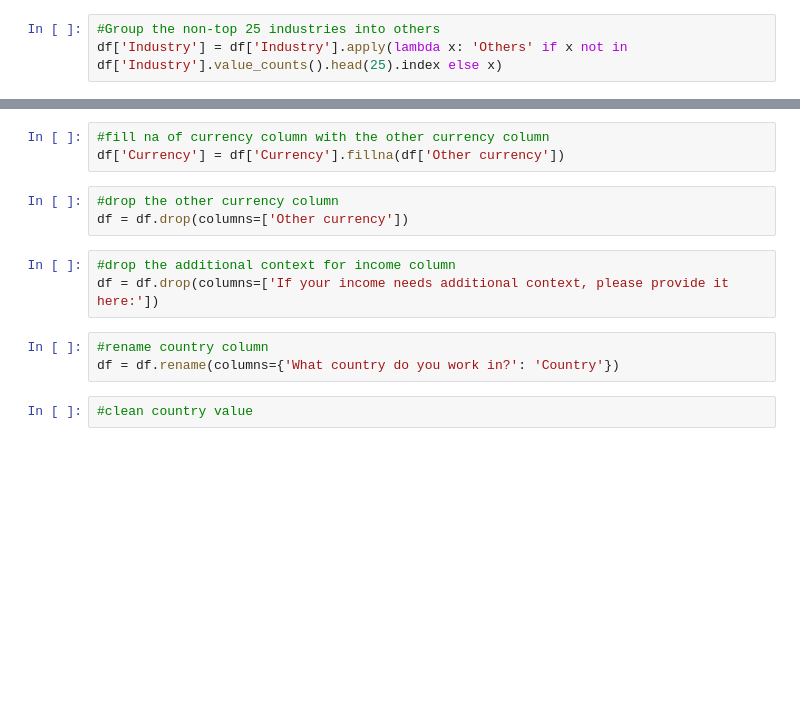
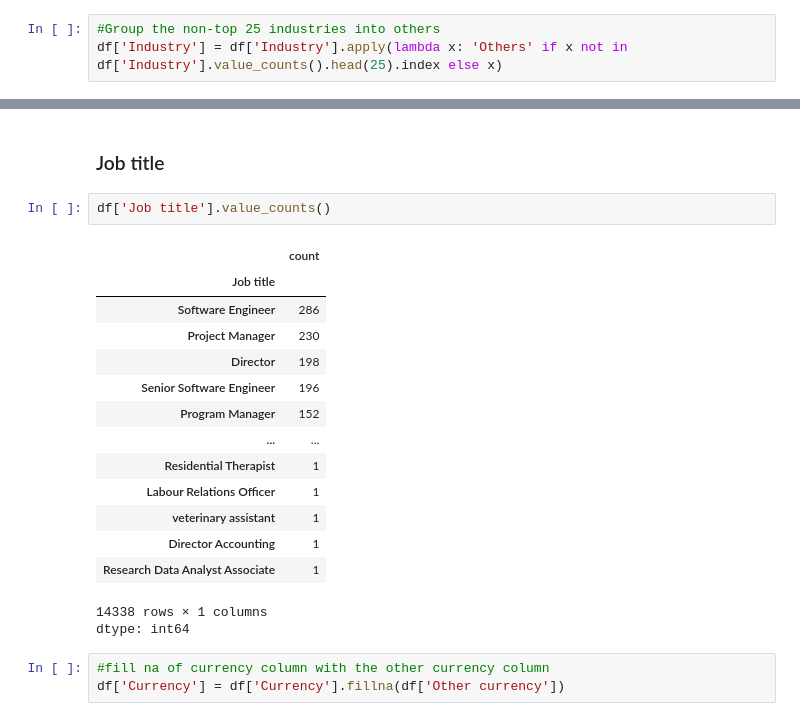
Before and after one commit to hamydang16/Data-Analysis, a Jupyter notebook: Data_cleaning.ipynb, the cells around one changed output, grey strips where cells are left out. Cells and saved outputs as stored; diff of their text form; blank space fills up the shorter version.

```diff
--- a/Data_cleaning.ipynb
+++ b/Data_cleaning.ipynb
@@ -136,14 +177,23 @@ df = df.rename(columns={df.columns[6]:'Currency', df.columns[7]: 'Other currency
+# %% [markdown]
+### Job title
+# %%
+df['Job title'].value_counts()
+# %% [output]
+|  | count |
+| Job title |  |
+| Software Engineer | 286 |
+| Project Manager | 230 |
+| Director | 198 |
+| Senior Software Engineer | 196 |
+| Program Manager | 152 |
+| ... | ... |
+| Residential Therapist | 1 |
+| Labour Relations Officer | 1 |
+| veterinary assistant | 1 |
+| Director Accounting | 1 |
+| Research Data Analyst Associate | 1 |
+14338 rows × 1 columns
+dtype: int64
 # %%
 #fill na of currency column with the other currency column
 df['Currency'] = df['Currency'].fillna(df['Other currency'])
-# %%
-#drop the other currency column
-df = df.drop(columns=['Other currency'])
-# %%
-#drop the additional context for income column
-df = df.drop(columns=['If your income needs additional context, please provide it here:'])
-# %%
-#rename country column
-df = df.rename(columns={'What country do you work in?': 'Country'})
-# %%
-#clean country value
```
Also changed, not shown: parts of 19 cells of this notebook.
